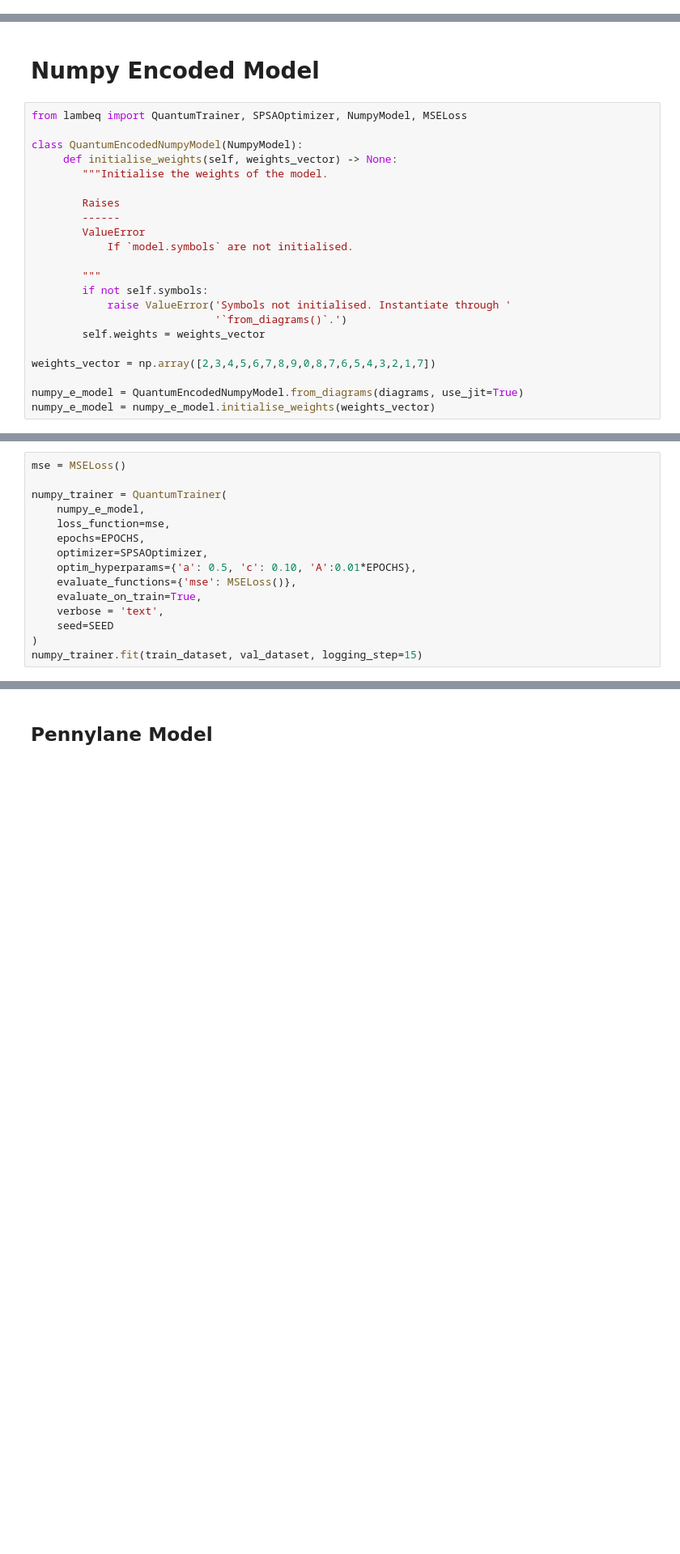
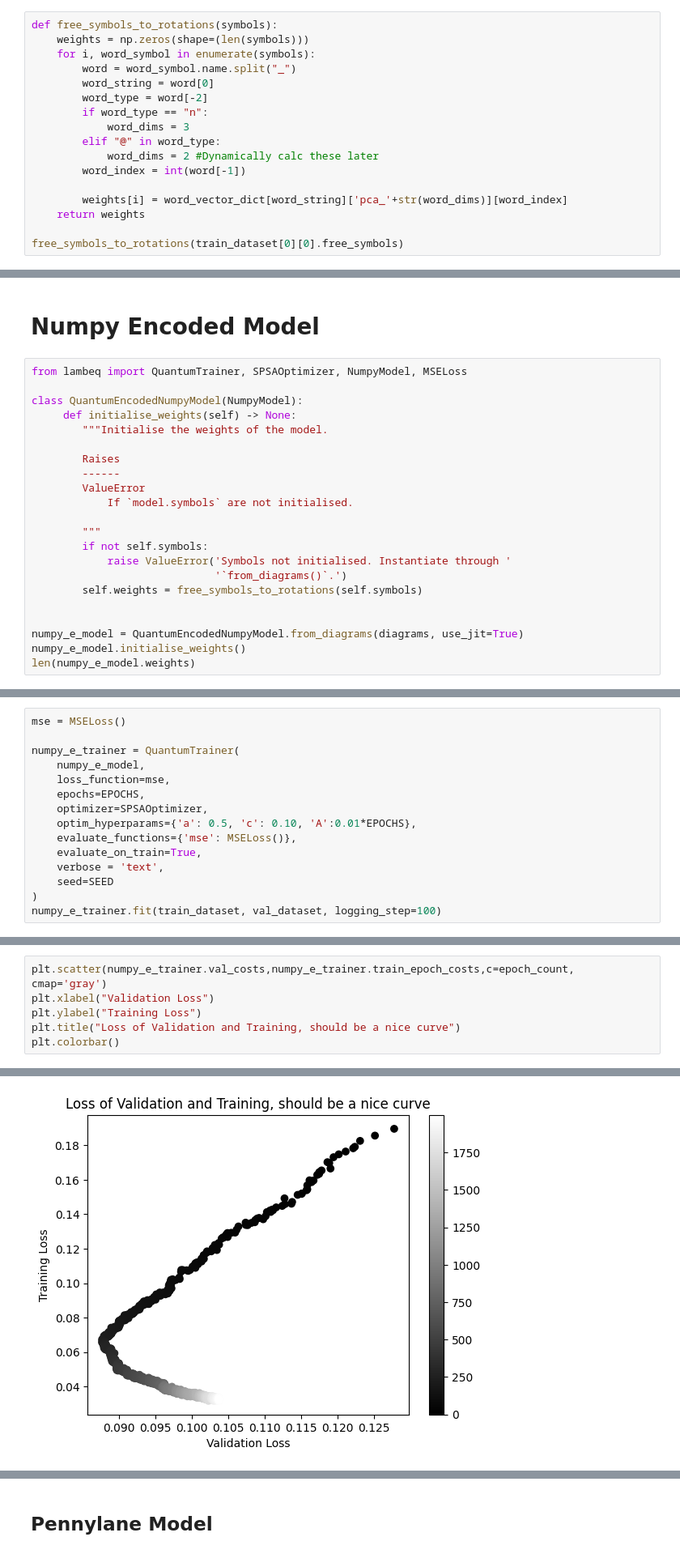
Before and after one commit to henry-dev-atkins/QNLP_MasterWork, a Jupyter notebook: IanMeeting.ipynb, the cells around one changed output, grey strips where cells are left out. Shown at 81% size. Cells and saved outputs as stored; diff of their text form; blank space fills up the shorter version.

Commit message:
Working model

```diff
--- a/IanMeeting.ipynb
+++ b/IanMeeting.ipynb
@@ -431,0 +432,17 @@ print("%/ of validateion words in training",  len(validate_words.intersection(tr
+# %%
+def free_symbols_to_rotations(symbols):
+    weights = np.zeros(shape=(len(symbols)))
+    for i, word_symbol in enumerate(symbols):
+        word = word_symbol.name.split("_")
+        word_string = word[0]
+        word_type = word[-2]
+        if word_type == "n":
+            word_dims = 3
+        elif "@" in word_type:
+            word_dims = 2 #Dynamically calc these later
+        word_index = int(word[-1])
+
+        weights[i] = word_vector_dict[word_string]['pca_'+str(word_dims)][word_index]
+    return weights
+
+free_symbols_to_rotations(train_dataset[0][0].free_symbols)
@@ -492,7 +492,7 @@ len(numpy_model.weights)
 from lambeq import QuantumTrainer, SPSAOptimizer, NumpyModel, MSELoss
 
 class QuantumEncodedNumpyModel(NumpyModel):
-     def initialise_weights(self, weights_vector) -> None:
+     def initialise_weights(self) -> None:
         """Initialise the weights of the model.
 
         Raises
@@ -504,9 +504,9 @@ class QuantumEncodedNumpyModel(NumpyModel):
         if not self.symbols:
             raise ValueError('Symbols not initialised. Instantiate through '
                              '`from_diagrams()`.')
-        self.weights = weights_vector
+        self.weights = free_symbols_to_rotations(self.symbols)
 
-weights_vector = np.array([2,3,4,5,6,7,8,9,0,8,7,6,5,4,3,2,1,7])
 
 numpy_e_model = QuantumEncodedNumpyModel.from_diagrams(diagrams, use_jit=True)
-numpy_e_model = numpy_e_model.initialise_weights(weights_vector)
+numpy_e_model.initialise_weights()
+len(numpy_e_model.weights)
@@ -537,7 +515,7 @@ row = 0
 # %%
 mse = MSELoss()
 
-numpy_trainer = QuantumTrainer(
+numpy_e_trainer = QuantumTrainer(
     numpy_e_model,
     loss_function=mse,
     epochs=EPOCHS,
@@ -548,5 +526,5 @@ numpy_trainer = QuantumTrainer(
     verbose = 'text',
     seed=SEED
 )
-numpy_trainer.fit(train_dataset, val_dataset, logging_step=15)
+numpy_e_trainer.fit(train_dataset, val_dataset, logging_step=100)
 # %% [output]
@@ -553,0 +548,7 @@ AttributeError: 'NoneType' object has no attribute 'initialise_weights'
+# %%
+plt.scatter(numpy_e_trainer.val_costs,numpy_e_trainer.train_epoch_costs,c=epoch_count, cmap='gray')
+plt.xlabel("Validation Loss")
+plt.ylabel("Training Loss")
+plt.title("Loss of Validation and Training, should be a nice curve")
+plt.colorbar()
+# %% [output]
@@ -553,0 +556 @@ AttributeError: 'NoneType' object has no attribute 'initialise_weights'
+[figure, added]
```
Also changed, not shown: parts of 16 cells of this notebook, 21 other files.
